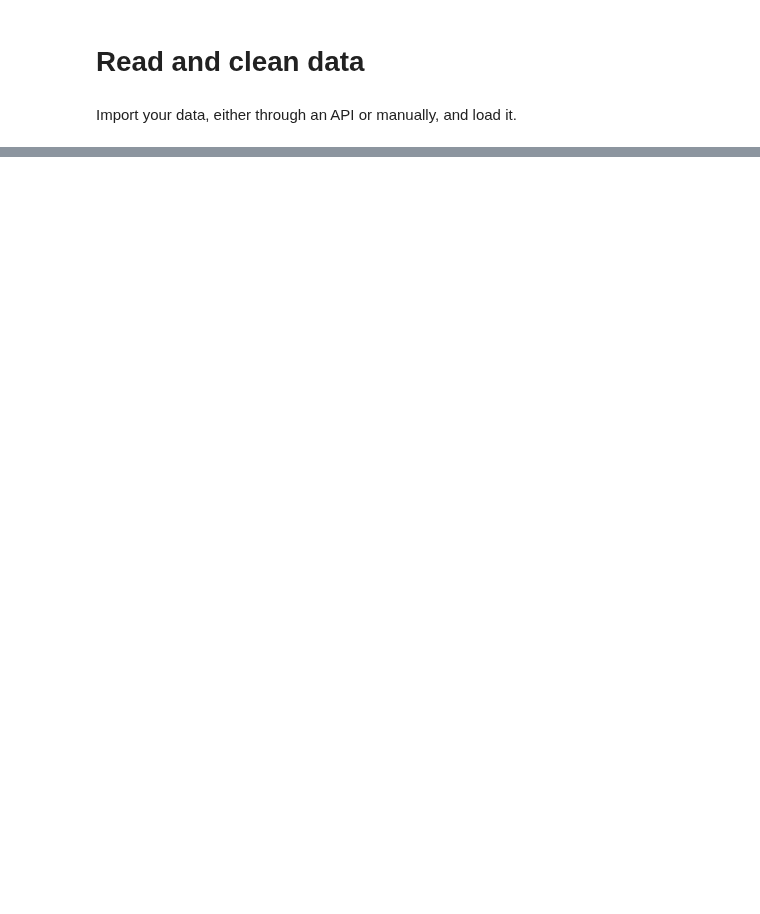
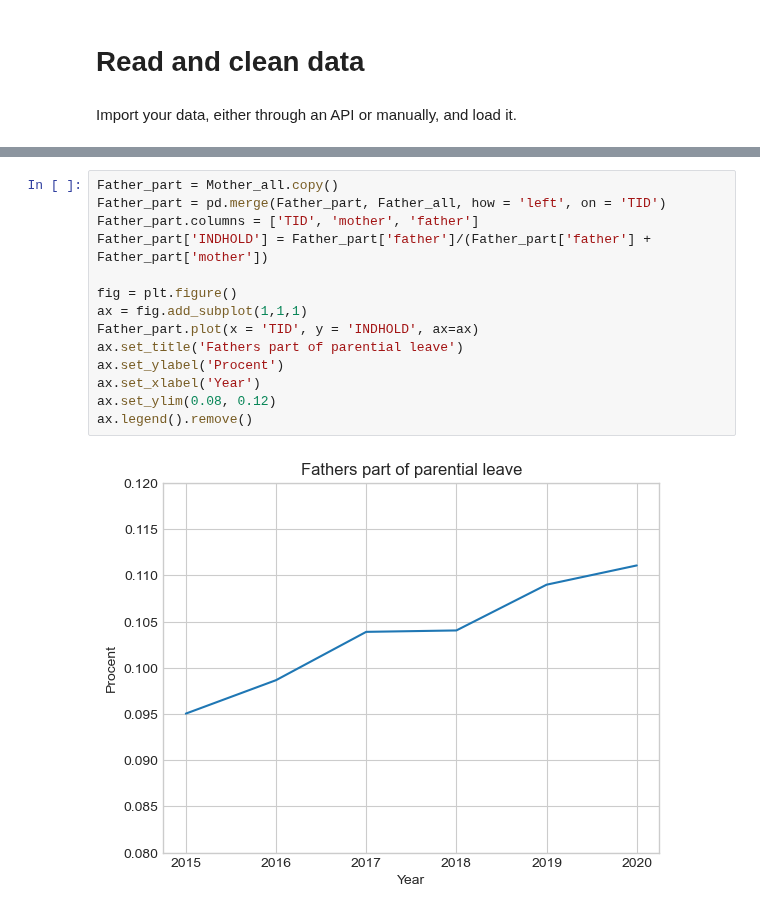
Before and after one commit to NumEconCopenhagen/projects-2023-cbjk, a Jupyter notebook: dataproject/dataproject.ipynb, the cells around one changed output, grey strips where cells are left out. Drawn from its saved outputs; the diff is of its cells as text; blank space fills up the shorter version.

```diff
--- a/dataproject/dataproject.ipynb
+++ b/dataproject/dataproject.ipynb
@@ -73,0 +128,16 @@ ADD CONCISE CONLUSION.
+# %%
+Father_part = Mother_all.copy()
+Father_part = pd.merge(Father_part, Father_all, how = 'left', on = 'TID')
+Father_part.columns = ['TID', 'mother', 'father']
+Father_part['INDHOLD'] = Father_part['father']/(Father_part['father'] + Father_part['mother'])
+
+fig = plt.figure()
+ax = fig.add_subplot(1,1,1)
+Father_part.plot(x = 'TID', y = 'INDHOLD', ax=ax)
+ax.set_title('Fathers part of parential leave')
+ax.set_ylabel('Procent')
+ax.set_xlabel('Year')
+ax.set_ylim(0.08, 0.12)
+ax.legend().remove()
+# %% [output]
+[figure, added]
```
Also changed, not shown: parts of 25 cells of this notebook.
